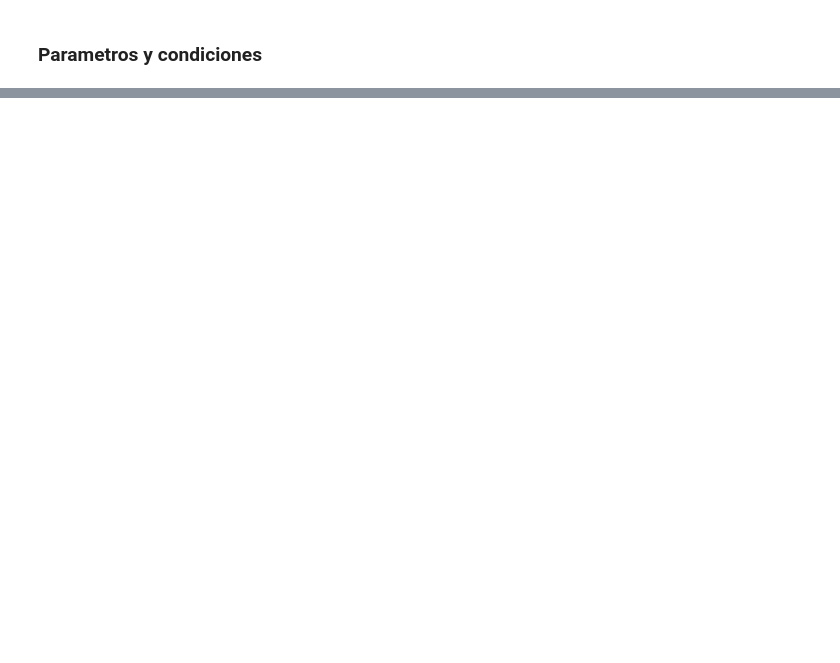
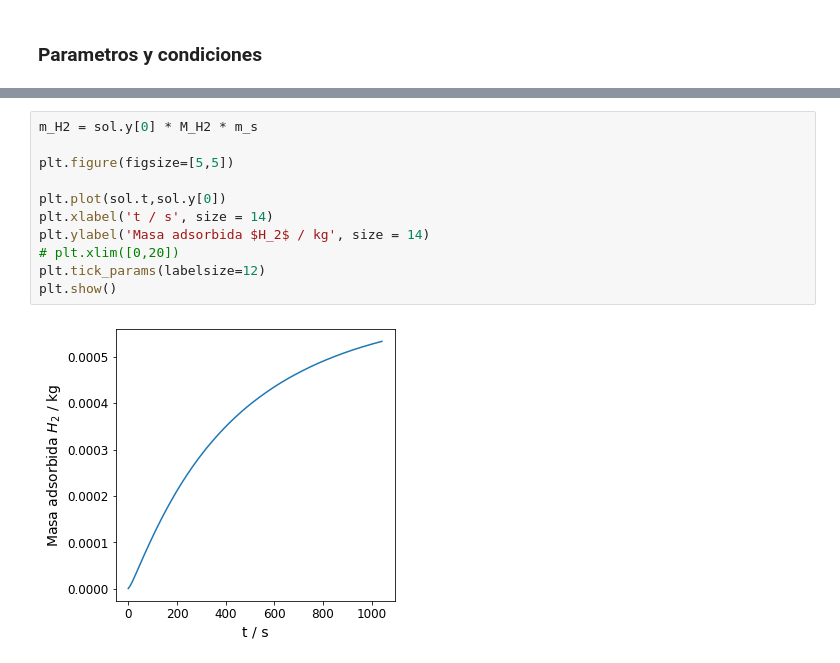
Before and after one commit to Kieraan/Lumped-parameter-model-for-adsorbative-hydrogen, a Jupyter notebook: lumped_parameter_model.ipynb, the cells around one changed output, grey strips where cells are left out. Saved outputs shown, nothing was run; the diff lists cells and outputs as text; blank space fills up the shorter version.

```diff
--- a/lumped_parameter_model.ipynb
+++ b/lumped_parameter_model.ipynb
@@ -192,0 +233,13 @@ array([0., 0., 0., 0., 0., 0., 0., 0., 0., 0., 0., 0., 0., 0., 0., 0., 0.,
+# %%
+m_H2 = sol.y[0] * M_H2 * m_s
+
+plt.figure(figsize=[5,5])
+
+plt.plot(sol.t,sol.y[0])
+plt.xlabel('t / s', size = 14)
+plt.ylabel('Masa adsorbida $H_2$ / kg', size = 14)
+# plt.xlim([0,20])
+plt.tick_params(labelsize=12)
+plt.show()
+# %% [output]
+[figure, added]
```
Also changed, not shown: parts of 10 cells of this notebook.
